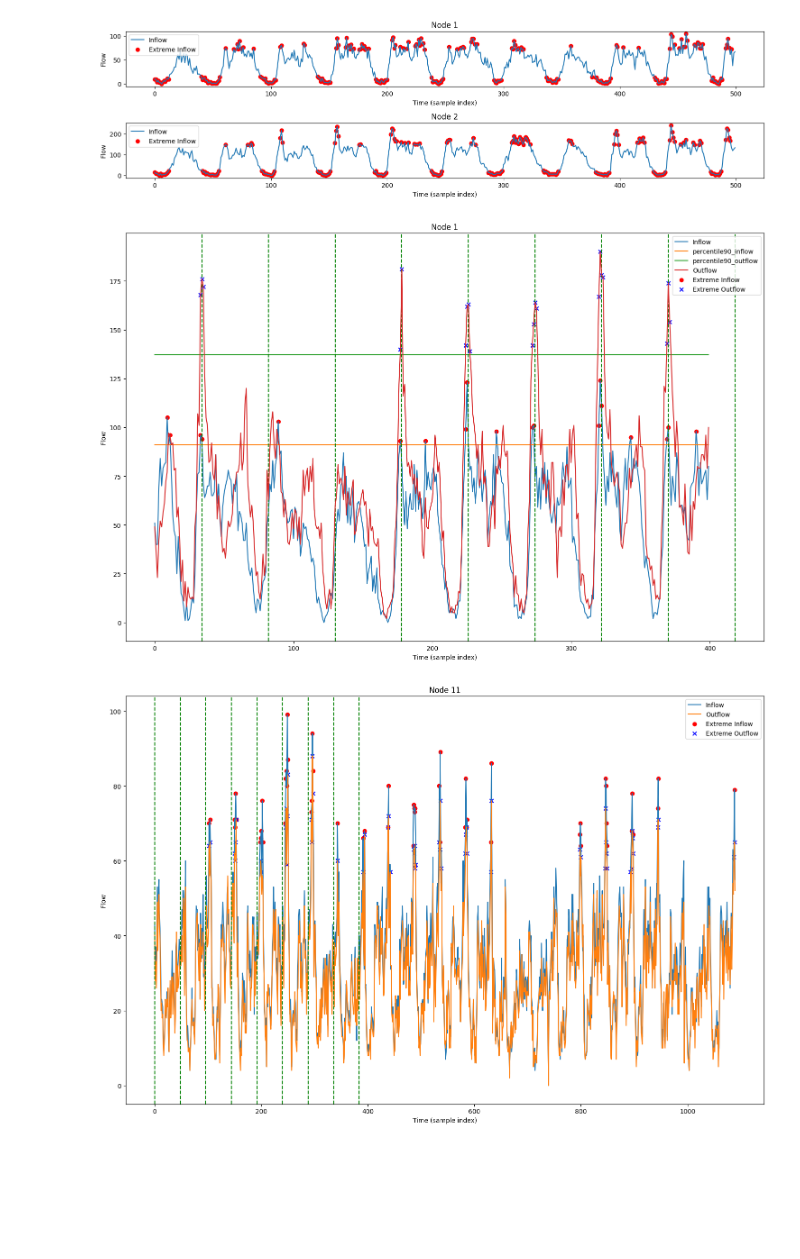
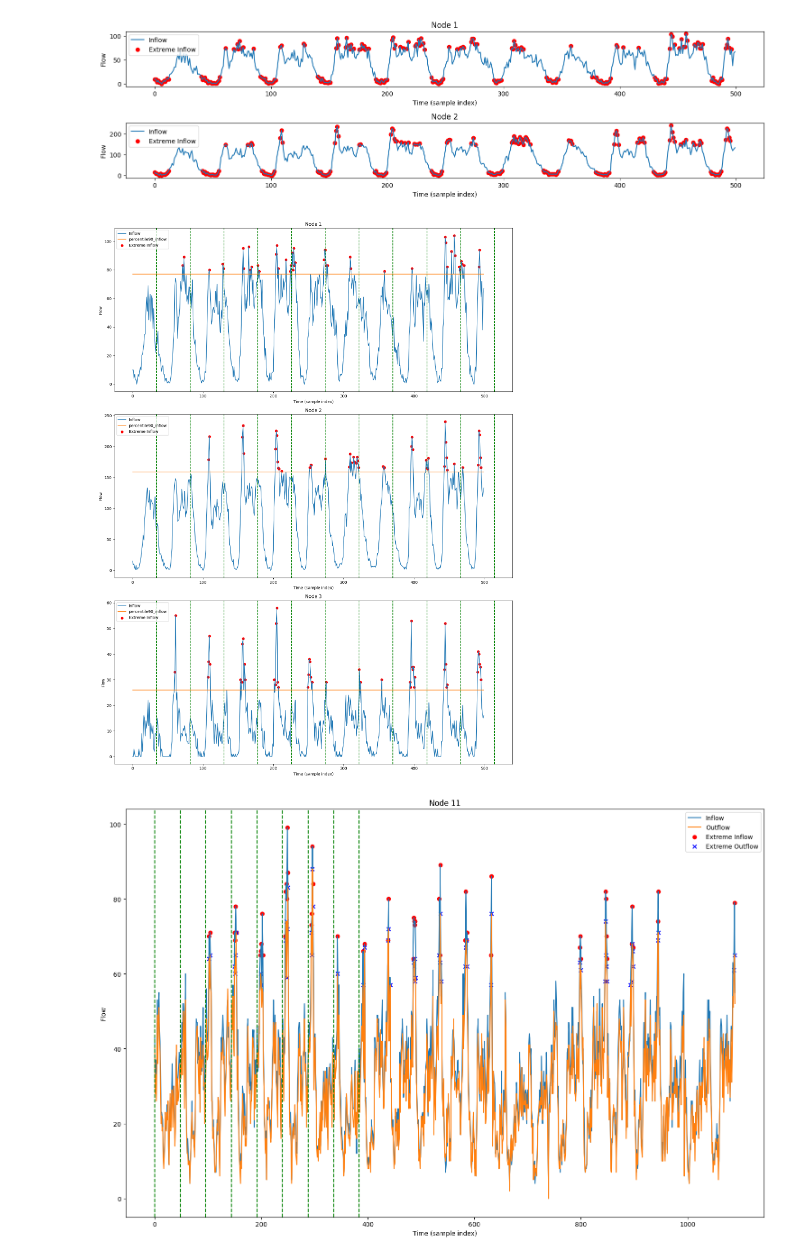
Before and after one commit to omerAJ/Hyb-STEX, a Jupyter notebook: createDataWithEVLabels.ipynb, the cells around one changed output. Saved outputs shown, nothing was run; the diff lists cells and outputs as text; code cells hidden in the pictures; blank space fills up the shorter version.

```diff
--- a/createDataWithEVLabels.ipynb
+++ b/createDataWithEVLabels.ipynb
@@ -77,47 +77,47 @@ import numpy as np
 import matplotlib.pyplot as plt
 
 ## outside of xxth percentile
-xx = 95
+xx = 90
 # Set up the plot
-plt.figure(figsize=(15, 10))
+plt.figure(figsize=(15, 20))
 
 # Plotting the first 10 nodes
-for node_index in range(1):
-    s, e = 50, 450
+for node_index in range(3):
+    s, e = 0, 500
     inflow = y_train[s:e, 0, node_index, 0]
     outflow = y_train[s:e, 0, node_index, 1]
 
     # Calculate the 90th percentile for inflow and outflow
     percentile90_inflow = np.percentile(inflow, xx)
     percentile90_outflow = np.percentile(outflow, xx)
 
     # Identify indices where data exceeds the 90th percentile
     extreme_inflow_indices = np.where(inflow > percentile90_inflow)[0]
     extreme_outflow_indices = np.where(outflow > percentile90_outflow)[0]
 
-    plt.subplot(1, 1, node_index + 1)
+    plt.subplot(3, 1, node_index + 1)
     plt.plot(inflow, label='Inflow')
     # repeat percentile90_inflow to match the length of inflow
     percentile90_inflow = np.repeat(percentile90_inflow, len(inflow))
     percentile90_outflow = np.repeat(percentile90_outflow, len(outflow))
     plt.plot(percentile90_inflow, label='percentile90_inflow')
-    plt.plot(percentile90_outflow, label='percentile90_outflow')
+    # plt.plot(percentile90_outflow, label='percentile90_outflow')
 
     b = 34
     for i in range(s+b, e+b, 48):
         plt.axvline(x=i-s, color='green', linestyle='--')
-    plt.plot(outflow, label='Outflow')
+    # plt.plot(outflow, label='Outflow')
     plt.scatter(extreme_inflow_indices, inflow[extreme_inflow_indices], color='red', label='Extreme Inflow', marker='o')
-    plt.scatter(extreme_outflow_indices, outflow[extreme_outflow_indices], color='blue', label='Extreme Outflow', marker='x')
+    # plt.scatter(extreme_outflow_indices, outflow[extreme_outflow_indices], color='blue', label='Extreme Outflow', marker='x')
     plt.title(f'Node {node_index + 1}')
     plt.xlabel('Time (sample index)')
     plt.ylabel('Flow')
     plt.legend()
 
 plt.tight_layout()
 plt.show()
 # %% [output]
-[figure, old version]
+[figure, new version]
 # %%
 ## create a binary tensor with indicators for extreme events
 
```
Also changed, not shown: parts of 1 cell of this notebook.
